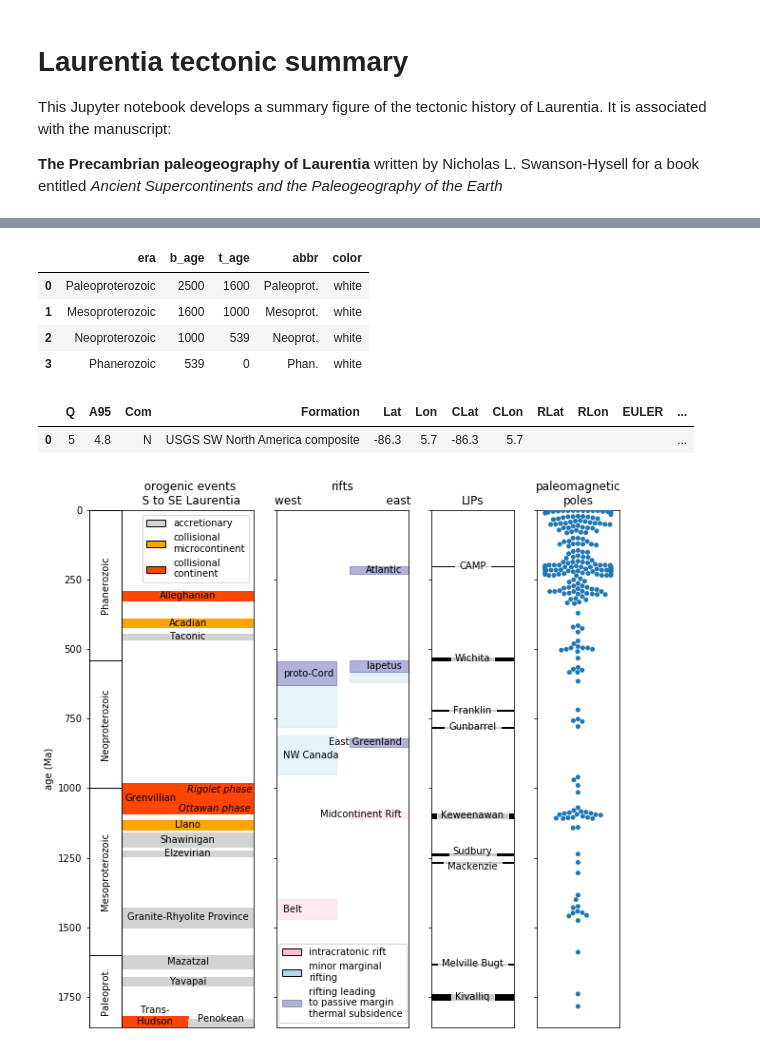
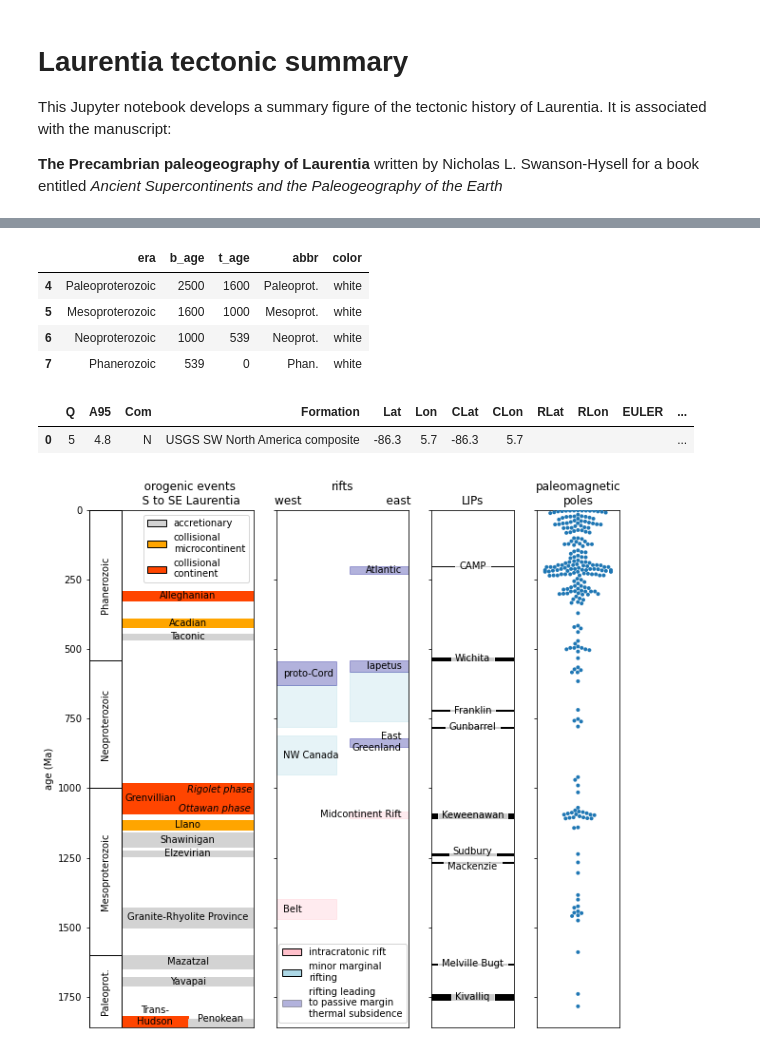
Before and after one commit to Swanson-Hysell-Group/Laurentia_Paleogeography, a Jupyter notebook: Code/Laurentia_tectonic_summary.ipynb, the cells around one changed output, grey strips where cells are left out. Cells and saved outputs as stored; diff of their text form; code cells hidden in the pictures.

```diff
--- a/Code/Laurentia_tectonic_summary.ipynb
+++ b/Code/Laurentia_tectonic_summary.ipynb
@@ -36,13 +36,14 @@ tectonic_events
 | 29 | LIP | CAMP | 202 | 200 | Blackburn2013a | NaN | NaN |
 # %%
 timescale = pd.read_csv('../Data/ages.csv')
-timescale
+Prot_Phan_timescale = timescale[4:]
+Prot_Phan_timescale
 # %% [output]
 |  | era | b_age | t_age | abbr | color |
-| 0 | Paleoproterozoic | 2500 | 1600 | Paleoprot. | white |
-| 1 | Mesoproterozoic | 1600 | 1000 | Mesoprot. | white |
-| 2 | Neoproterozoic | 1000 | 539 | Neoprot. | white |
-| 3 | Phanerozoic | 539 | 0 | Phan. | white |
+| 4 | Paleoproterozoic | 2500 | 1600 | Paleoprot. | white |
+| 5 | Mesoproterozoic | 1600 | 1000 | Mesoprot. | white |
+| 6 | Neoproterozoic | 1000 | 539 | Neoprot. | white |
+| 7 | Phanerozoic | 539 | 0 | Phan. | white |
 # %%
 Precambrian_poles = pd.read_csv('../Data/Leirubakki_poles_w_PlateID.csv')
 Laurentia_Precambrian_poles = Precambrian_poles[Precambrian_poles['Terrane']=='Laurentia']
@@ -107,17 +108,17 @@ for event in tectonic_events.index:
             plt.text(0.6,(start+end)/2,name,
                      verticalalignment='center',horizontalalignment='center')
 
-for era in timescale.index:
-    start = timescale['b_age'][era]
-    end = timescale['t_age'][era]
+for era in Prot_Phan_timescale.index:
+    start = Prot_Phan_timescale['b_age'][era]
+    end = Prot_Phan_timescale['t_age'][era]
     rect = plt.Rectangle((0, end), 0.2, start-end, facecolor='white',edgecolor='black',linestyle='-')
     ax_orogeny.add_patch(rect)
-    if timescale['abbr'][era] == 'Paleoprot.':
-        name = timescale['abbr'][era]
+    if Prot_Phan_timescale['abbr'][era] == 'Paleoprot.':
+        name = Prot_Phan_timescale['abbr'][era]
         plt.text(0.1,(1860+end)/2,name,rotation=90,
                  verticalalignment='center',horizontalalignment='center')
     else:
-        name = timescale['era'][era]
+        name = Prot_Phan_timescale['era'][era]
         plt.text(0.1,(start+end)/2,name,rotation=90,
              verticalalignment='center',horizontalalignment='center')
 
@@ -155,8 +156,12 @@ for event in tectonic_events.index:
 
     elif tectonic_events['location'][event] == 'east':
         start_x = 0.55
-        plt.text(0.95,(start+end)/2,name,
-                 verticalalignment='center',horizontalalignment='right')
+        if name == 'East Greenland':
+            plt.text(0.95,(start+end)/2,'East\nGreenland',
+                     verticalalignment='center',horizontalalignment='right')
+        else:
+            plt.text(0.95,(start+end)/2,name,
+                     verticalalignment='center',horizontalalignment='right')
 
     if tectonic_events['event_type'][event] == 'rift_intracratonic':
         rect = plt.Rectangle((start_x, end), 0.45, start-end, color='pink', alpha=0.3)
@@ -223,32 +228,32 @@ plt.tick_params(
     axis='x',          # changes apply to the x-axis
     which='both',      # both major and minor ticks are affected
     bottom=False,      # ticks along the bottom edge are off
     top=False,         # ticks along the top edge are off
     labelbottom=False) # labels along the bottom edge are off
 plt.tick_params(
     axis='y',          # changes apply to the x-axis
     which='both',      # both major and minor ticks are affected
     left=True,      # ticks along the left edge are off
     labelleft=False) # labels along the bottom edge are off
 
 ax_Poles = fig.add_subplot(gs[3])
 
-sns.swarmplot(y=Laurentia_Precambrian_poles['nominal age'].tolist()+Phanerozoic_poles['Age'].tolist())
+sns.swarmplot(y=Laurentia_Precambrian_poles['nominal age'].tolist()+Phanerozoic_poles['Age'].tolist(),size=4)
 plt.title('paleomagnetic\npoles')
 plt.ylim(1860,0)
 plt.tick_params(
     axis='x',          # changes apply to the x-axis
     which='both',      # both major and minor ticks are affected
     bottom=False,      # ticks along the bottom edge are off
     top=False,         # ticks along the top edge are off
     labelbottom=False) # labels along the bottom edge are off
 plt.tick_params(
     axis='y',          # changes apply to the x-axis
     which='both',      # both major and minor ticks are affected
     left=True,      # ticks along the left edge are off
     labelleft=False) # labels along the bottom edge are off
 
 #plt.tight_layout()
 plt.savefig('../Figures/Tectonic_history.pdf', bbox_inches = 'tight', pad_inches = 0)
 # %% [output]
-[figure, old version]
+[figure, new version]
```
Also changed, not shown: 1 other file.
